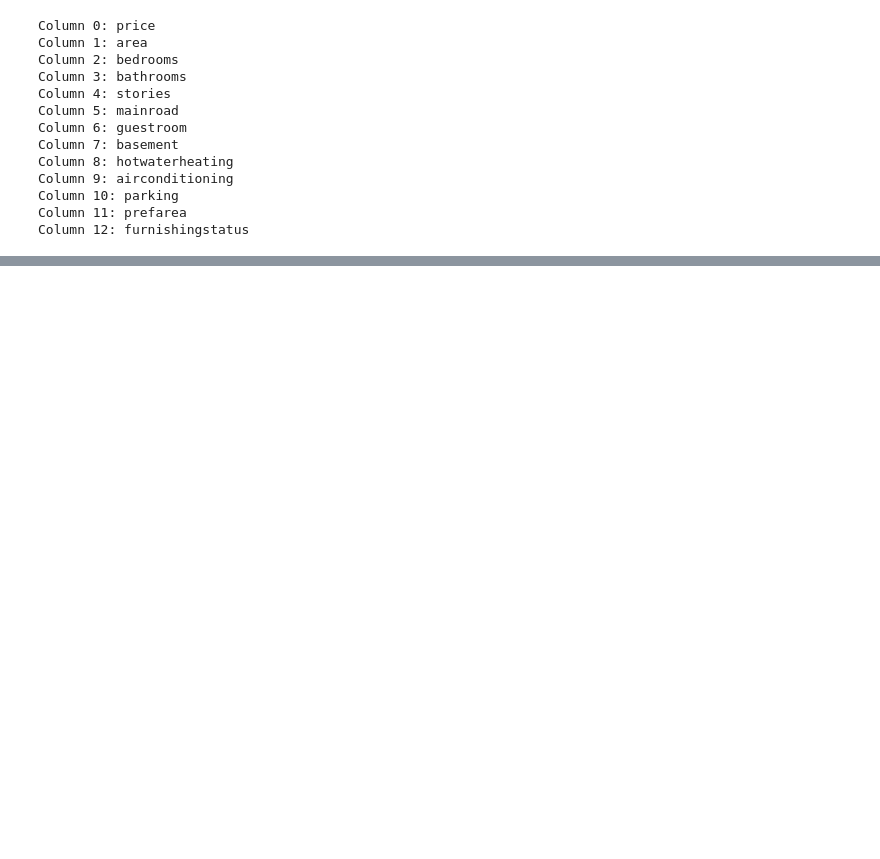
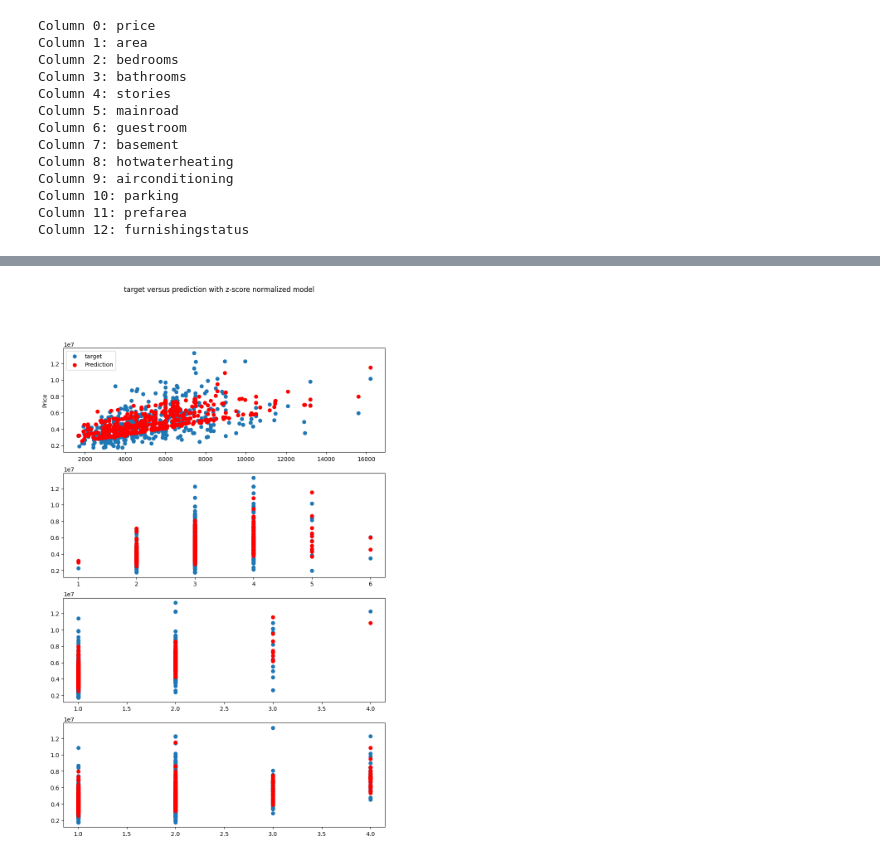
Before and after one commit to Danvictorgithub/multi-feature-house-prediction, a Jupyter notebook: model.ipynb, the cells around one changed output, grey strips where cells are left out. Cells and saved outputs as stored; diff of their text form; code cells hidden in the pictures; blank space fills up the shorter version.

```diff
--- a/model.ipynb
+++ b/model.ipynb
@@ -55,0 +103,11 @@ x_data = np.array(x_data_list)
+# %%
+fig3, ax3 = plt.subplots(n,figsize=(10,15))
+for i in range(n):
+    ax3[i].scatter(x_data[:,i], y_data,label = 'target')
+    # Prediction
+    ax3[i].scatter(x_data[:,i],y_predict2,color="red",label="Prediction")
+ax3[0].set_ylabel("Price"); ax3[0].legend();
+fig3.suptitle("target versus prediction with z-score normalized model")
+plt.show()
+# %% [output]
+[figure, added]
```
Also changed, not shown: parts of 6 cells of this notebook.
